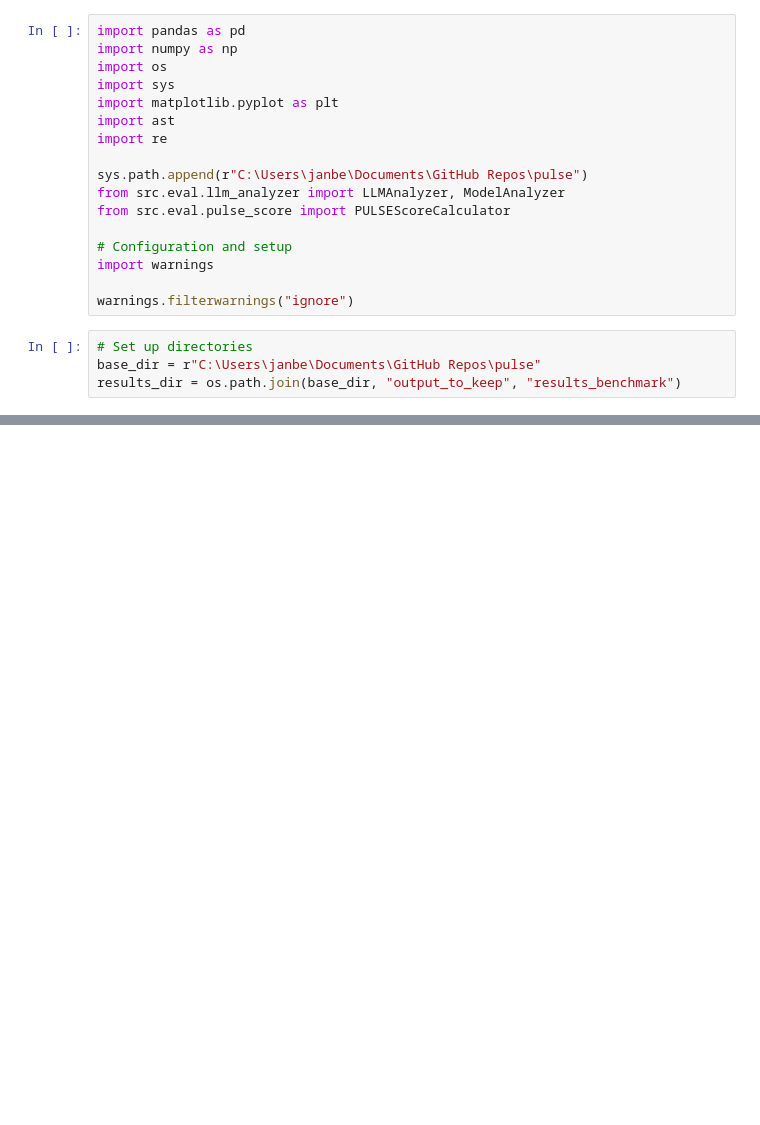
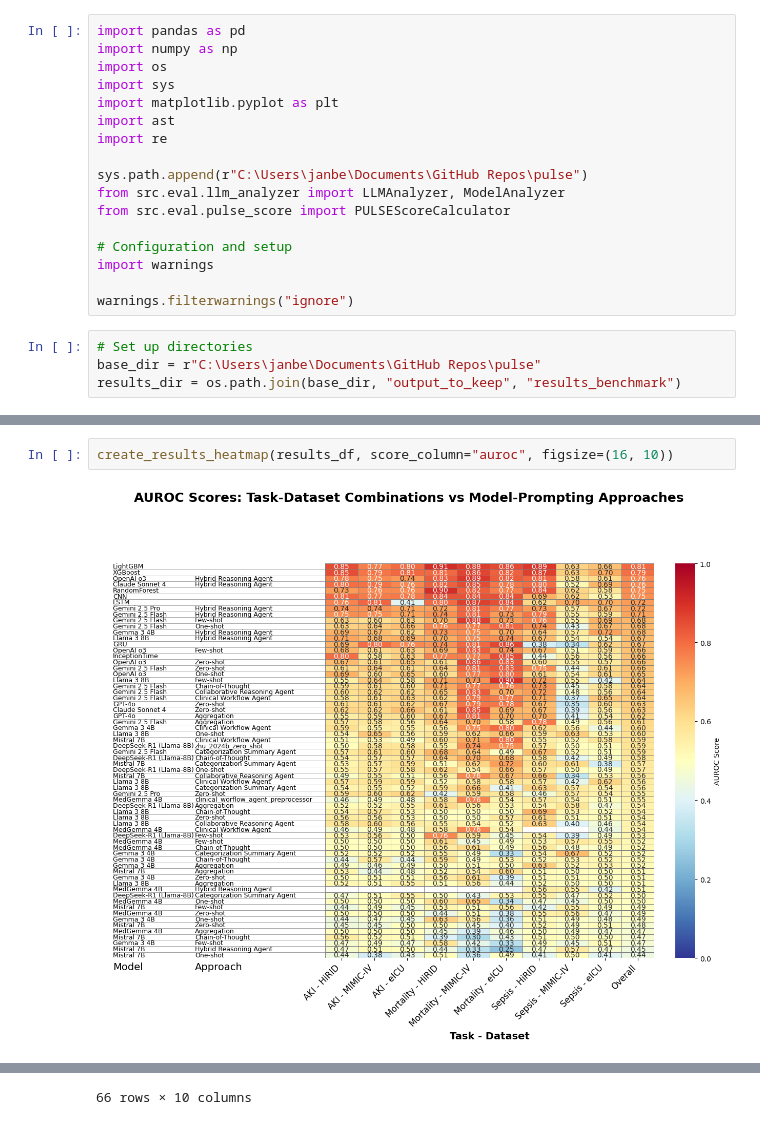
Before and after one commit to j4nberner/pulse, a Jupyter notebook: notebooks/calculate_all_pulse_scores.ipynb, the cells around one changed output, grey strips where cells are left out. Saved outputs shown, nothing was run; the diff lists cells and outputs as text; blank space fills up the shorter version.

```diff
--- a/notebooks/calculate_all_pulse_scores.ipynb
+++ b/notebooks/calculate_all_pulse_scores.ipynb
@@ -381,0 +411,4 @@ plt.show()
+# %%
+create_results_heatmap(results_df, score_column="auroc", figsize=(16, 10))
+# %% [output]
+[figure, added]
@@ -381,0 +428 @@ plt.show()
+66 rows × 10 columns
```
Also changed, not shown: parts of 21 cells of this notebook, 2 other files.
